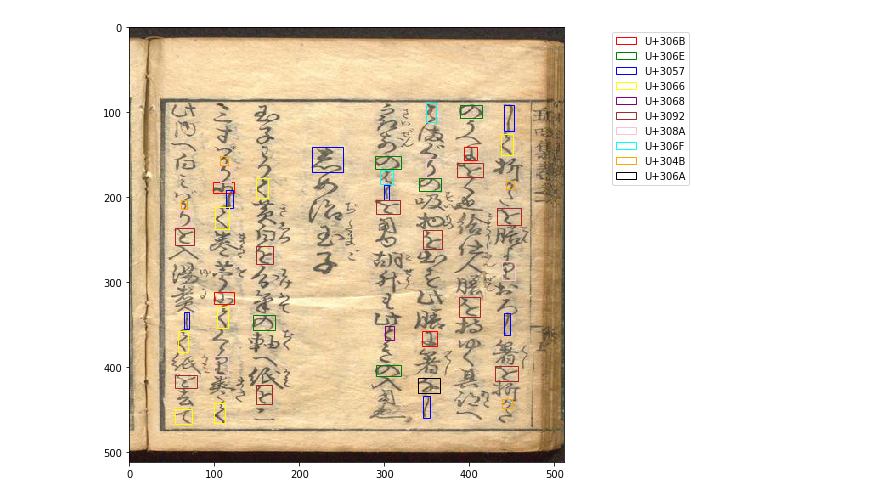
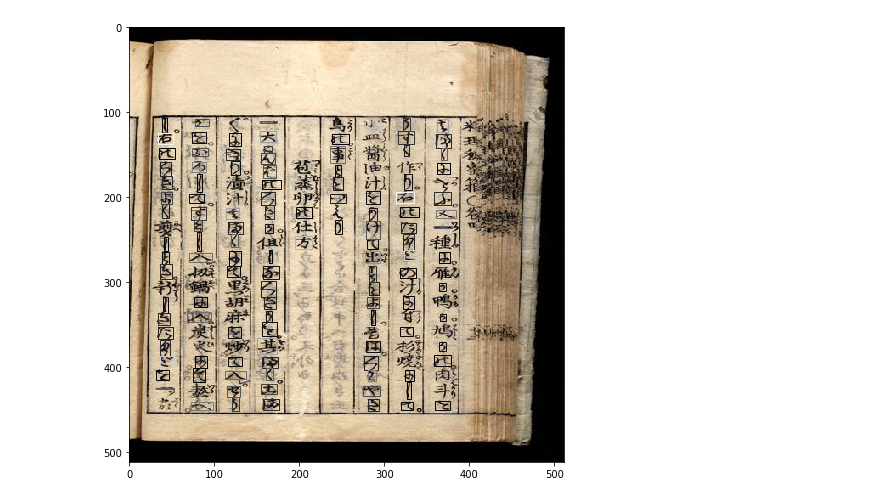
Before and after one commit to cross32768/komonjo_OCR_object_detection, a Jupyter notebook: visualize_result_without_anchor.ipynb, the cells around one changed output. Cells and saved outputs as stored; diff of their text form; code cells hidden in the pictures.

Commit message:
update visualize code and training configuration

```diff
--- a/visualize_result_without_anchor.ipynb
+++ b/visualize_result_without_anchor.ipynb
@@ -26,12 +26,14 @@ tf = transforms.Compose([transforms.ToTensor(), transforms.Normalize((0.5, 0.5,
 train_dataset = OCRDataset(train_annotation_list, transform=tf)
 validation_dataset = OCRDataset(validation_annotation_list, transform=tf)
 
-batchsize = 32
+batchsize = 16
 train_loader = DataLoader(train_dataset, batch_size=batchsize, shuffle=True)
 validation_loader = DataLoader(validation_dataset, batch_size=batchsize, shuffle=False)
 # %%
 def show_result(image, bboxes):
-    color_map = ['red', 'green', 'blue', 'yellow', 'purple', 'brown', 'pink', 'cyan', 'orange', 'black']
+    # color_map = ['red', 'green', 'blue', 'yellow', 'purple', 'brown', 'pink', 'cyan', 'orange', 'black']
+    nc = config.N_KINDS_OF_CHARACTERS
+    color_map = [(i/nc, i/nc, i/nc) for i in range(nc)]
     fig = plt.figure(figsize=(8,8))
     ax = plt.axes()
     for char_index, bboxes_per_class in enumerate(bboxes):
@@ -41,7 +43,7 @@ def show_result(image, bboxes):
         for idx, (mx, my, w, h) in enumerate(zip(min_x, min_y, width, height)):
             if idx == 0:
                 rect = patches.Rectangle(xy=(mx, my), width=w, height=h,
-                                         fill=False, edgecolor=color_map[char_index], label=index_to_utf16[char_index])
+                                         fill=False, edgecolor=color_map[char_index])#, label=index_to_utf16[char_index])
             else:
                 rect = patches.Rectangle(xy=(mx, my), width=w, height=h,
                                          fill=False, edgecolor=color_map[char_index])
@@ -64,12 +66,12 @@ with torch.no_grad():
     train_preds = net(train_images.to(device))
     validation_preds = net(validation_images.to(device))
 # %%
-index = 2
+index = 6
 image = train_images[index]
 bboxes = train_dataset.label2bboxes(train_labels[index])
 show_result(image, bboxes)
 # %% [output]
-[figure, old version]
+[figure, new version]
 # %%
 image = train_images[index]
 bboxes = train_dataset.label2bboxes(train_preds[index].cpu(), confidence_border=0.95)
```
Also changed, not shown: parts of 5 cells of this notebook, 2 other files.
